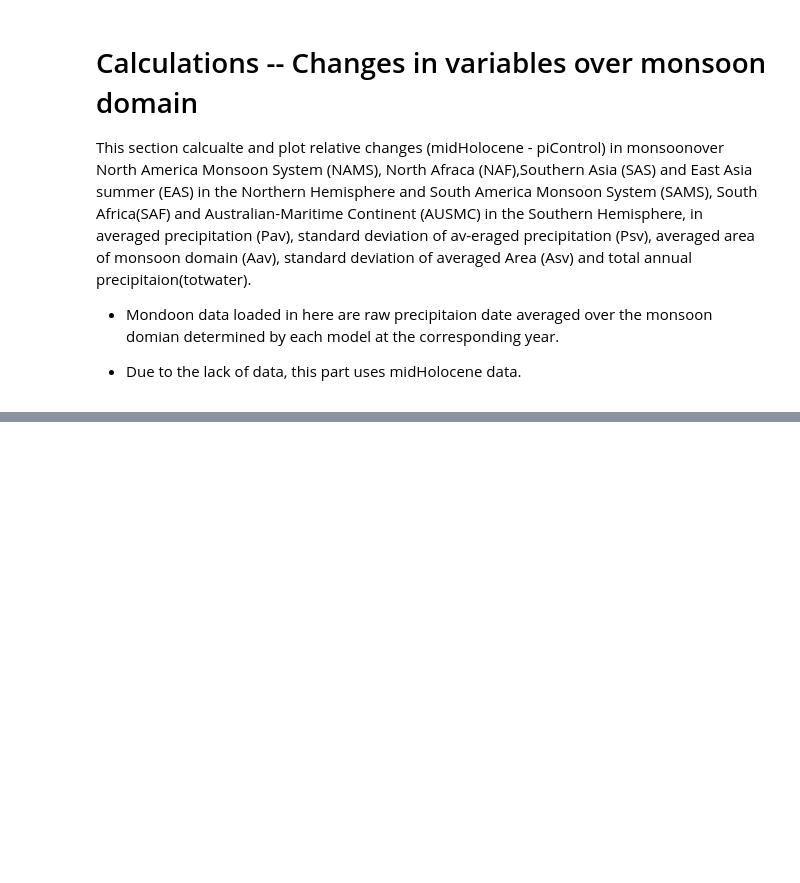
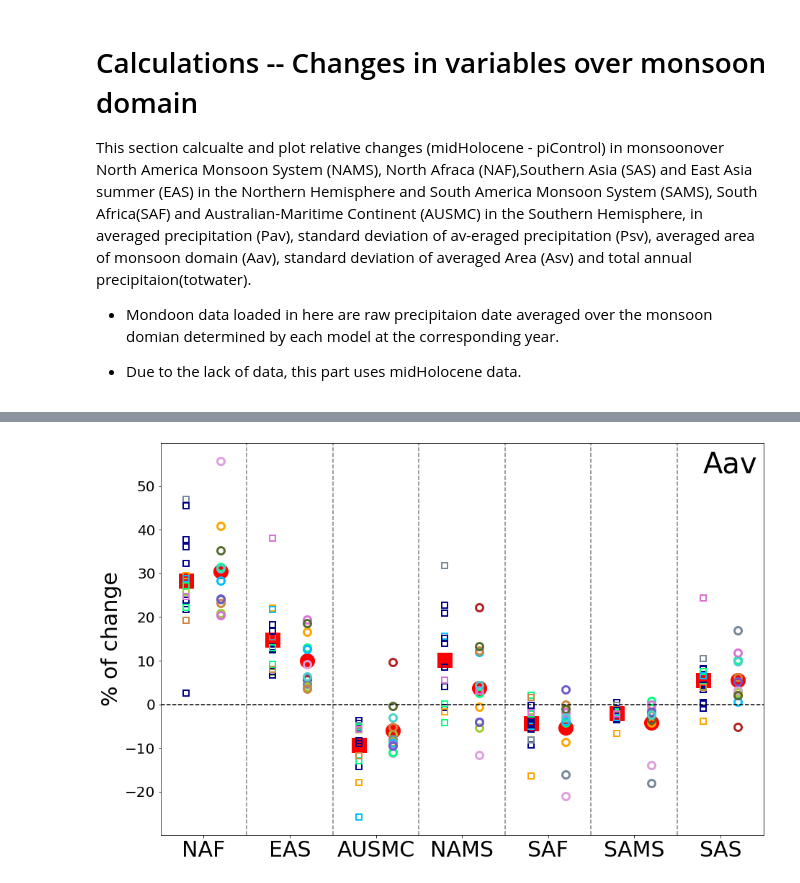
Before and after one commit to ucfahao/PMIP4-midHolocene, a Jupyter notebook: notebooks/PMIP4_MH_individual_monsoons.ipynb, the cells around one changed output, grey strips where cells are left out. Drawn from its saved outputs; the diff is of its cells as text; code cells hidden in the pictures; blank space fills up the shorter version.

```diff
--- a/notebooks/PMIP4_MH_individual_monsoons.ipynb
+++ b/notebooks/PMIP4_MH_individual_monsoons.ipynb
@@ -290 +296,37 @@ plt.savefig('figs/Psd.png')
+# %%
+p1=[0.3,1.3,2.3,3.3,4.3,5.3,6.3]
+p2=[0.7,1.7,2.7,3.7,4.7,5.7,6.7]
+p3=[0.5,1.5,2.5,3.5,4.5,5.5,6.5]
+lines=[1,2,3,4,5,6]
+var=monsoonlist
+colorst =['firebrick','yellowgreen','plum','lightslategray','orange','springgreen','deepskyblue','peru','orchid','darkolivegreen','slateblue','mediumturquoise']
+colorst3=['darkblue','yellowgreen','darkblue','darkblue','darkblue','darkblue','lightslategray','darkblue','orange','springgreen','springgreen','deepskyblue','peru','darkblue','orchid']
+
+
+
+plt.figure(figsize=(15,10))
+#plt.ylim((-40,100))
+plt.xlim((0,7))
+plt.plot(p1,pmip3mean['aav'],marker='s', color='r',ms=20,linestyle='None')
+plt.plot(p2,pmip4mean['aav'],marker='o', color='r',ms=20,linestyle='None')
+for i in range(len(model_list3)):
+    plt.plot(p1,aav_data3[model_list3[i]],marker='s', color=colorst3[i],fillstyle='none',mew=2, ms=8,linestyle='None')
+
+for i in range(len(model_list4)):
+    plt.plot(p2,aav_data4[model_list4[i]],marker='o',color=colorst[i],fillstyle='none',mew=3, ms=10,linestyle='None',label=model_list4[i])
+
+plt.tick_params(labelsize=20)
+plt.xticks(p3,var,fontsize=30)
+plt.ylabel('% of change',fontsize=30)
+
+plt.text(6.3,53,'Aav',fontsize=40)
+#leg=plt.legend(edgecolor='None',facecolor='None')
+#for line, text in zip(leg.get_lines(), leg.get_texts()):
+#    text.set_color(line.get_color())
+for i in lines:
+    plt.axvline(x=i,color='grey',linestyle="--",linewidth=1.5)
+plt.axhline(y=0,color='k',linestyle="--")
+plt.savefig('figs/Aav_mean.png')
+# %% [output]
+[figure, added]
 # %%
```
Also changed, not shown: parts of 21 cells of this notebook, 4 other files.
